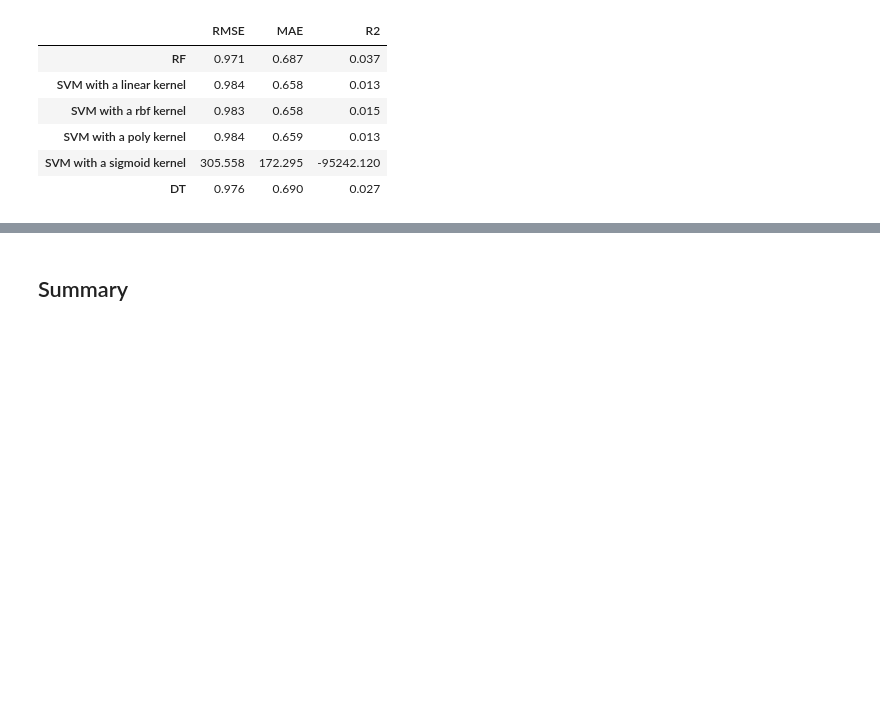
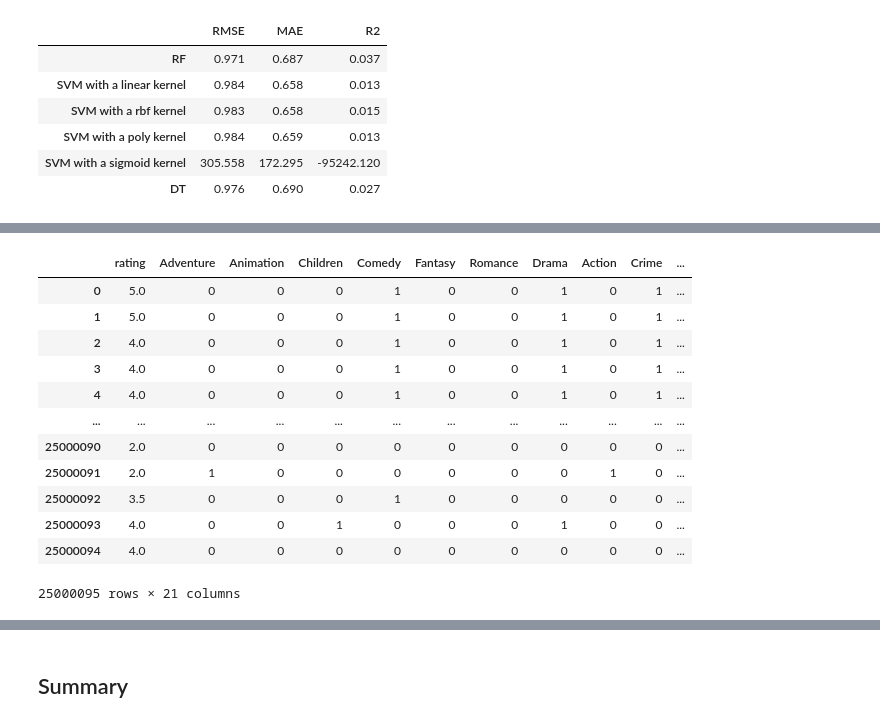
Before and after one commit to rkbhkp/Movie-Recomendation-with-ML, a Jupyter notebook: Milestone_3.ipynb, the cells around one changed output, grey strips where cells are left out. Cells and saved outputs as stored; diff of their text form; code cells hidden in the pictures; blank space fills up the shorter version.

```diff
--- a/Milestone_3.ipynb
+++ b/Milestone_3.ipynb
@@ -1332,0 +1442,16 @@ pd.DataFrame({'RMSE':RMSE, 'MAE':MAE, 'R2':R2},
+# %%
+new_df
+# %% [output]
+|  | rating | Adventure | Animation | Children | Comedy | Fantasy | Romance | Drama | Action | Crime | ... |
+| 0 | 5.0 | 0 | 0 | 0 | 1 | 0 | 0 | 1 | 0 | 1 | ... |
+| 1 | 5.0 | 0 | 0 | 0 | 1 | 0 | 0 | 1 | 0 | 1 | ... |
+| 2 | 4.0 | 0 | 0 | 0 | 1 | 0 | 0 | 1 | 0 | 1 | ... |
+| 3 | 4.0 | 0 | 0 | 0 | 1 | 0 | 0 | 1 | 0 | 1 | ... |
+| 4 | 4.0 | 0 | 0 | 0 | 1 | 0 | 0 | 1 | 0 | 1 | ... |
+| ... | ... | ... | ... | ... | ... | ... | ... | ... | ... | ... | ... |
+| 25000090 | 2.0 | 0 | 0 | 0 | 0 | 0 | 0 | 0 | 0 | 0 | ... |
+| 25000091 | 2.0 | 1 | 0 | 0 | 0 | 0 | 0 | 0 | 1 | 0 | ... |
+| 25000092 | 3.5 | 0 | 0 | 0 | 1 | 0 | 0 | 0 | 0 | 0 | ... |
+| 25000093 | 4.0 | 0 | 0 | 1 | 0 | 0 | 0 | 1 | 0 | 0 | ... |
+| 25000094 | 4.0 | 0 | 0 | 0 | 0 | 0 | 0 | 0 | 0 | 0 | ... |
+25000095 rows × 21 columns
```
Also changed, not shown: parts of 13 cells of this notebook.
